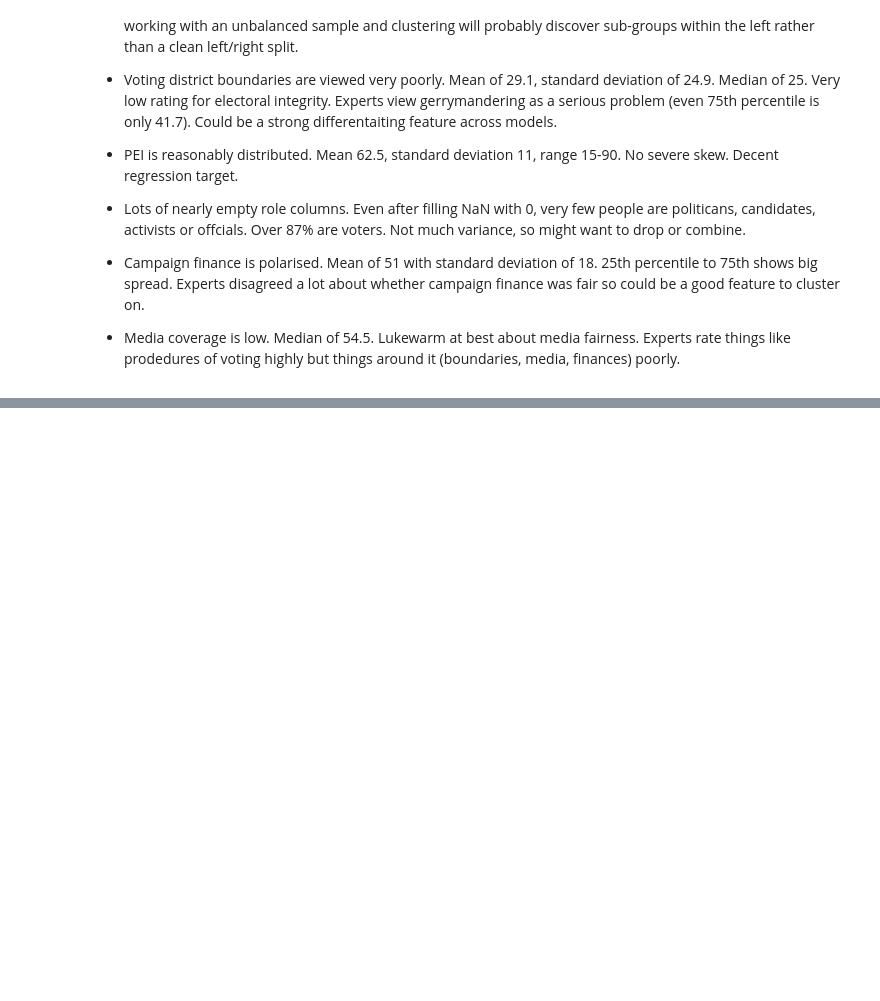
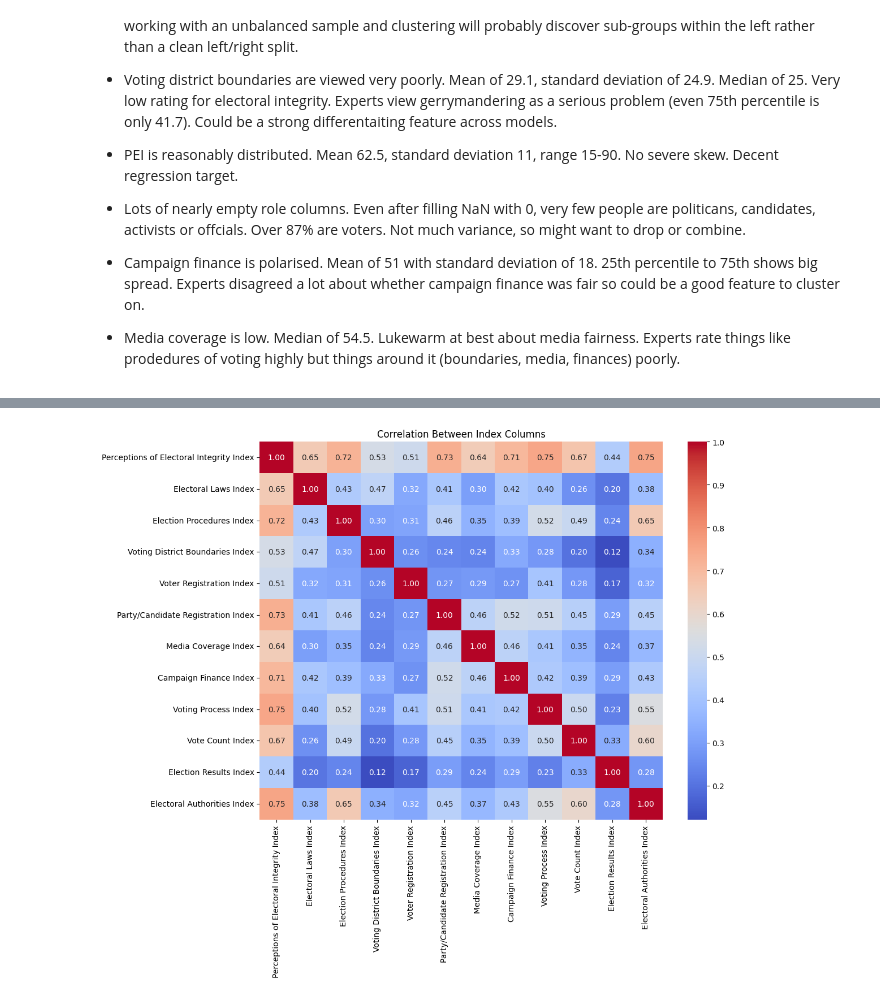
Before and after one commit to charlottedavidson524/2016_US_Election_ML, a Jupyter notebook: notebook/EDA.ipynb, the cells around one changed output, grey strips where cells are left out. Cells and saved outputs as stored; diff of their text form; code cells hidden in the pictures; blank space fills up the shorter version.

```diff
--- a/notebook/EDA.ipynb
+++ b/notebook/EDA.ipynb
@@ -381,0 +495,9 @@ Interesting observations at a glance:
+# %%
+index_cols = [col for col in numeric_cols.columns if 'Index' in col]
+fig, ax = plt.subplots(figsize=(12, 10))
+sns.heatmap(df[index_cols].corr(), annot=True, cmap='coolwarm', fmt='.2f', ax=ax)
+ax.set_title('Correlation Between Index Columns')
+plt.tight_layout()
+plt.show()
+# %% [output]
+[figure, added]
```
Also changed, not shown: parts of 17 cells of this notebook.
